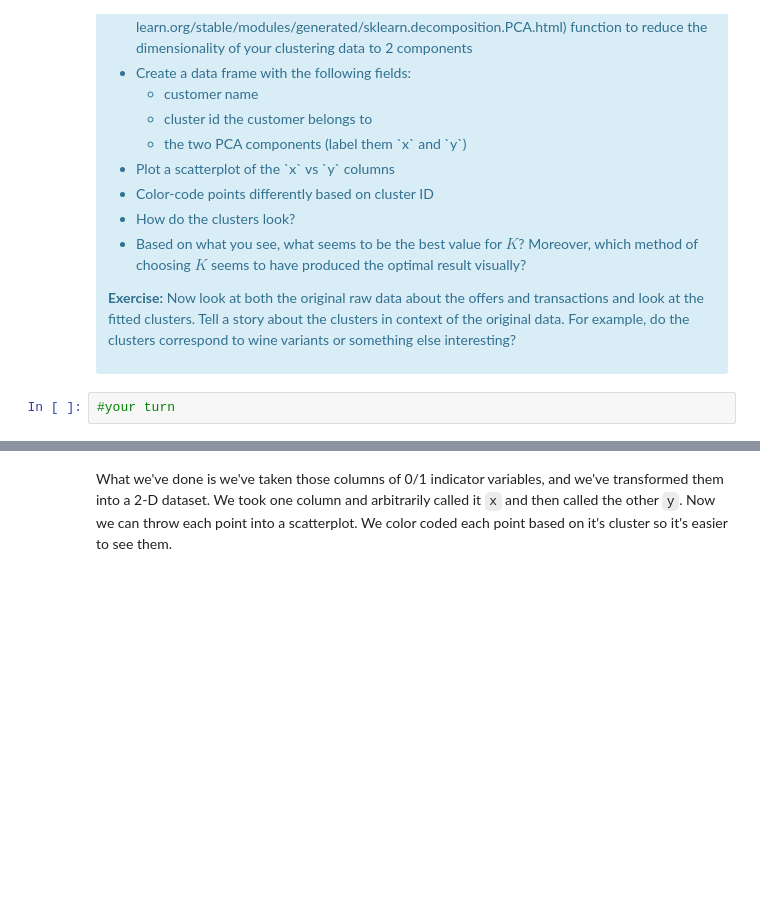
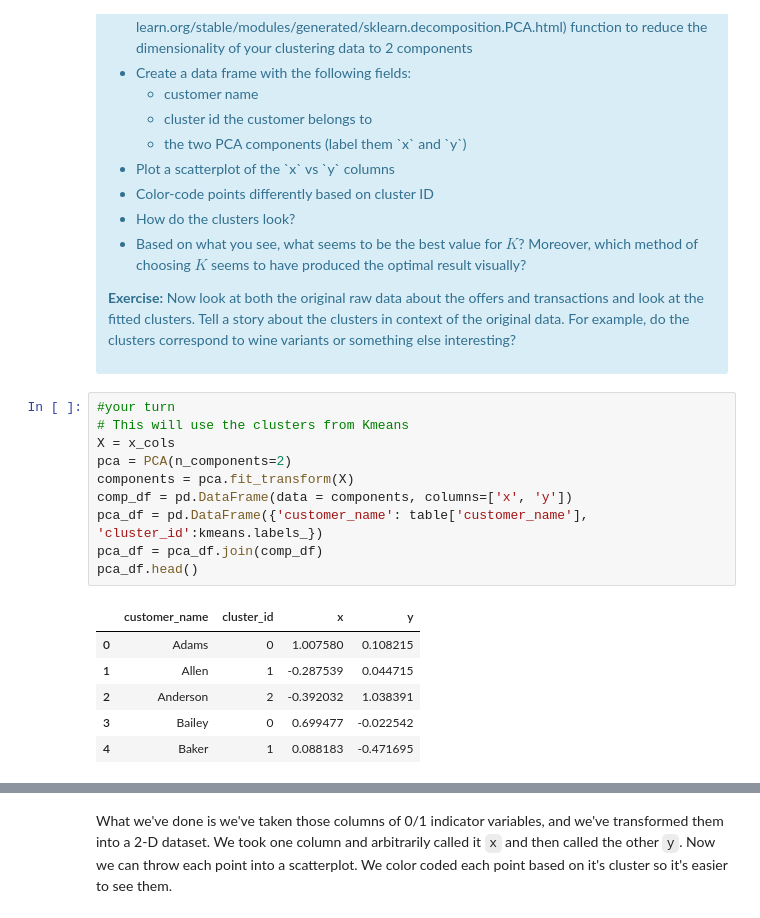
Before and after one commit to loalberto/Springboard-Clustering-Case-Study, a Jupyter notebook: Clustering Case Study - Customer Segmentation with K-Means - Tier 3.ipynb, the cells around one changed output, grey strips where cells are left out. Saved outputs shown, nothing was run; the diff lists cells and outputs as text; blank space fills up the shorter version.

```diff
--- a/Clustering Case Study - Customer Segmentation with K-Means - Tier 3.ipynb
+++ b/Clustering Case Study - Customer Segmentation with K-Means - Tier 3.ipynb
@@ -369,5 +380,20 @@ This is only one use of PCA for dimension reduction. We can also use PCA when we
 
 <p><b>Exercise:</b> Now look at both the original raw data about the offers and transactions and look at the fitted clusters. Tell a story about the clusters in context of the original data. For example, do the clusters correspond to wine variants or something else interesting?</p>
 </div>
-# %%
-#your turn
+# %%
+#your turn
+# This will use the clusters from Kmeans
+X = x_cols
+pca = PCA(n_components=2)
+components = pca.fit_transform(X)
+comp_df = pd.DataFrame(data = components, columns=['x', 'y'])
+pca_df = pd.DataFrame({'customer_name': table['customer_name'], 'cluster_id':kmeans.labels_})
+pca_df = pca_df.join(comp_df)
+pca_df.head()
+# %% [output]
+|  | customer_name | cluster_id | x | y |
+| 0 | Adams | 0 | 1.007580 | 0.108215 |
+| 1 | Allen | 1 | -0.287539 | 0.044715 |
+| 2 | Anderson | 2 | -0.392032 | 1.038391 |
+| 3 | Bailey | 0 | 0.699477 | -0.022542 |
+| 4 | Baker | 1 | 0.088183 | -0.471695 |
```
Also changed, not shown: parts of 21 cells of this notebook.
